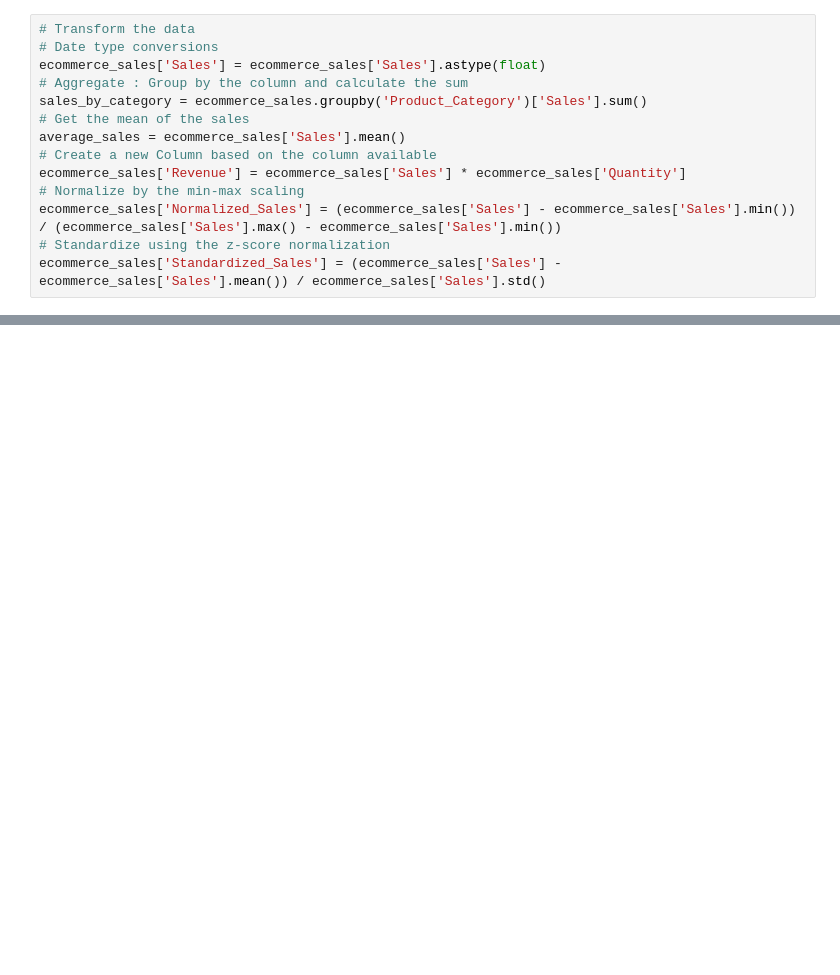
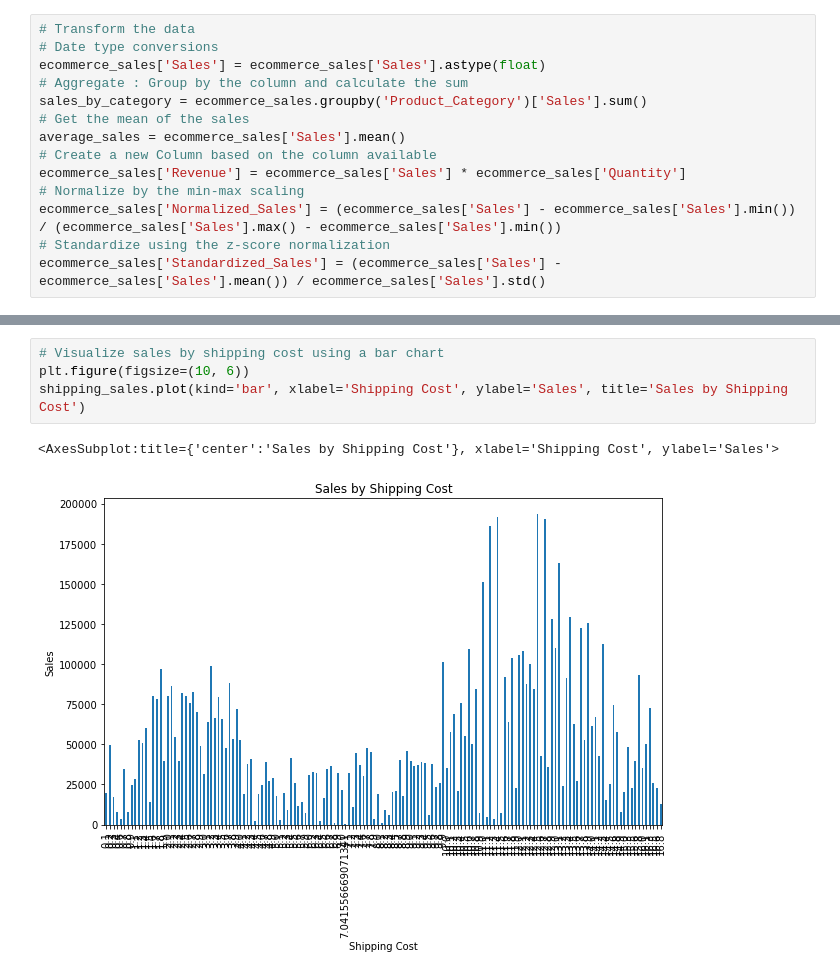
Before and after one commit to Edna722/E-commerce-project, a Jupyter notebook: E-commerce Project.ipynb, the cells around one changed output, grey strips where cells are left out. Cells and saved outputs as stored; diff of their text form; blank space fills up the shorter version.

```diff
--- a/E-commerce Project.ipynb
+++ b/E-commerce Project.ipynb
@@ -258,0 +310,7 @@ ecommerce_sales['Standardized_Sales'] = (ecommerce_sales['Sales'] - ecommerce_sa
+# %%
+# Visualize sales by shipping cost using a bar chart
+plt.figure(figsize=(10, 6))
+shipping_sales.plot(kind='bar', xlabel='Shipping Cost', ylabel='Sales', title='Sales by Shipping Cost')
+# %% [output]
+<AxesSubplot:title={'center':'Sales by Shipping Cost'}, xlabel='Shipping Cost', ylabel='Sales'>
+[figure, added]
```
Also changed, not shown: parts of 15 cells of this notebook, 2 other files.
